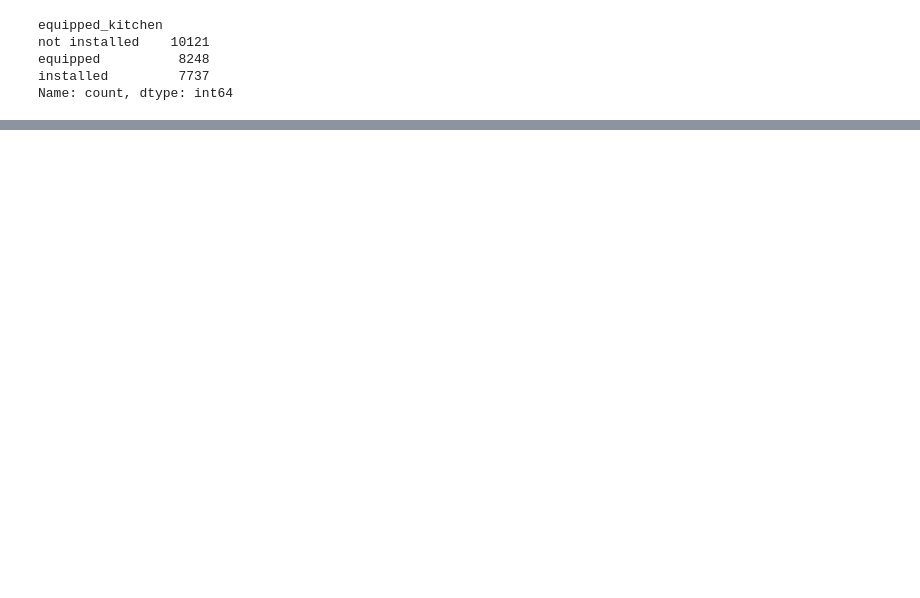
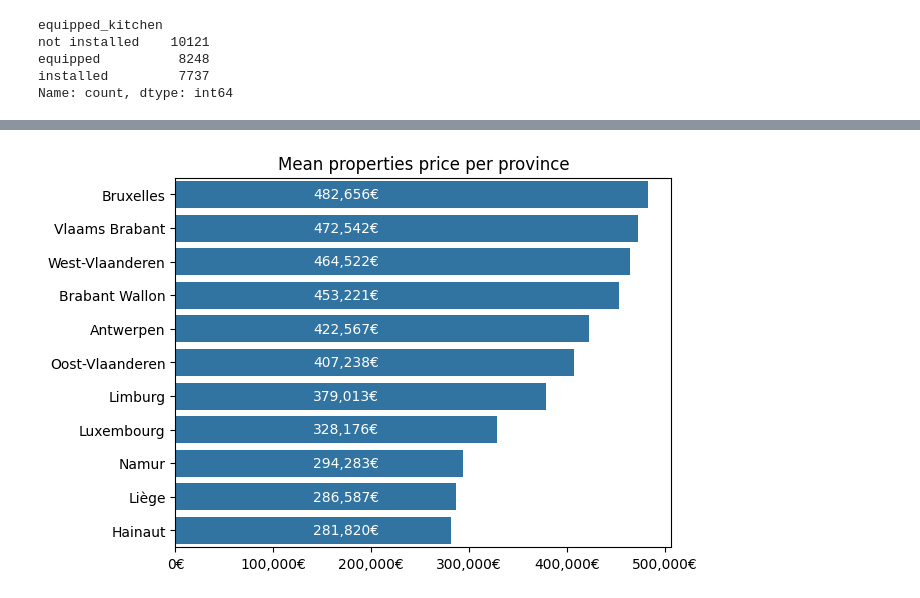
Before and after one commit to Alkszo/immo_eliza_analysis, a Jupyter notebook: notebooks/Alek-notebook.ipynb, the cells around one changed output, grey strips where cells are left out. Saved outputs shown, nothing was run; the diff lists cells and outputs as text; code cells hidden in the pictures; blank space fills up the shorter version.

```diff
--- a/notebooks/Alek-notebook.ipynb
+++ b/notebooks/Alek-notebook.ipynb
@@ -127,0 +98,10 @@ Name: count, dtype: int64
+# %%
+import statistics
+mean_price = statistics.mean(df.price)
+standard_d = statistics.stdev(df.price)
+
+upper_bound = round(mean_price + 3 * standard_d)
+df_bounded = df[df['price'] < upper_bound]
+# %%
+df_bounded = df[df['price'] < upper_bound]
+df_bounded.sub_property_group_encoded.value_counts()
@@ -128,3 +128,5 @@ Name: count, dtype: int64
 # %%
-df_ppsm = pd.read_csv('../cleaned-data.csv')
+df_ppsm = df_bounded
 df_ppsm['price_per_sm'] = df_ppsm['price'] / df_ppsm['living_area']
+
+df_ppsm.head()
@@ -188,0 +145,7 @@ df.to_csv('cleaned-data.csv', index=False)
+# %%
+to_graf_mean_province_price = df_ppsm.groupby(['province']).price.mean().round().to_frame().sort_values(by='price', ascending=False)
+
+print(to_graf_mean_province_price.head(40))
+to_graf_mean_province_price.reset_index()
+print(to_graf_mean_province_price.shape)
+print(to_graf_mean_province_price.index)
@@ -188,0 +171,13 @@ df.to_csv('cleaned-data.csv', index=False)
+# %%
+g1 = sns.barplot(data=to_graf_mean_province_price , x='price', y='province',)
+g1.set(xlabel=None)
+g1.set(ylabel=None)
+plt.title('Mean properties price per province')
+ticks = g1.get_xticks()
+xlabels = ['{:,.0f}'.format(x) + '€' for x in ticks]
+g1.set_xticklabels(xlabels)
+
+for i, v in enumerate(to_graf_mean_province_price['price']):
+    g1.text(to_graf_mean_province_price['price'][-1]/2, i, str('{:,.0f}'.format(v) + '€'), va='center', color='w')
+# %% [output]
+[figure, added]
```
Also changed, not shown: parts of 26 cells of this notebook, 1 other file.
